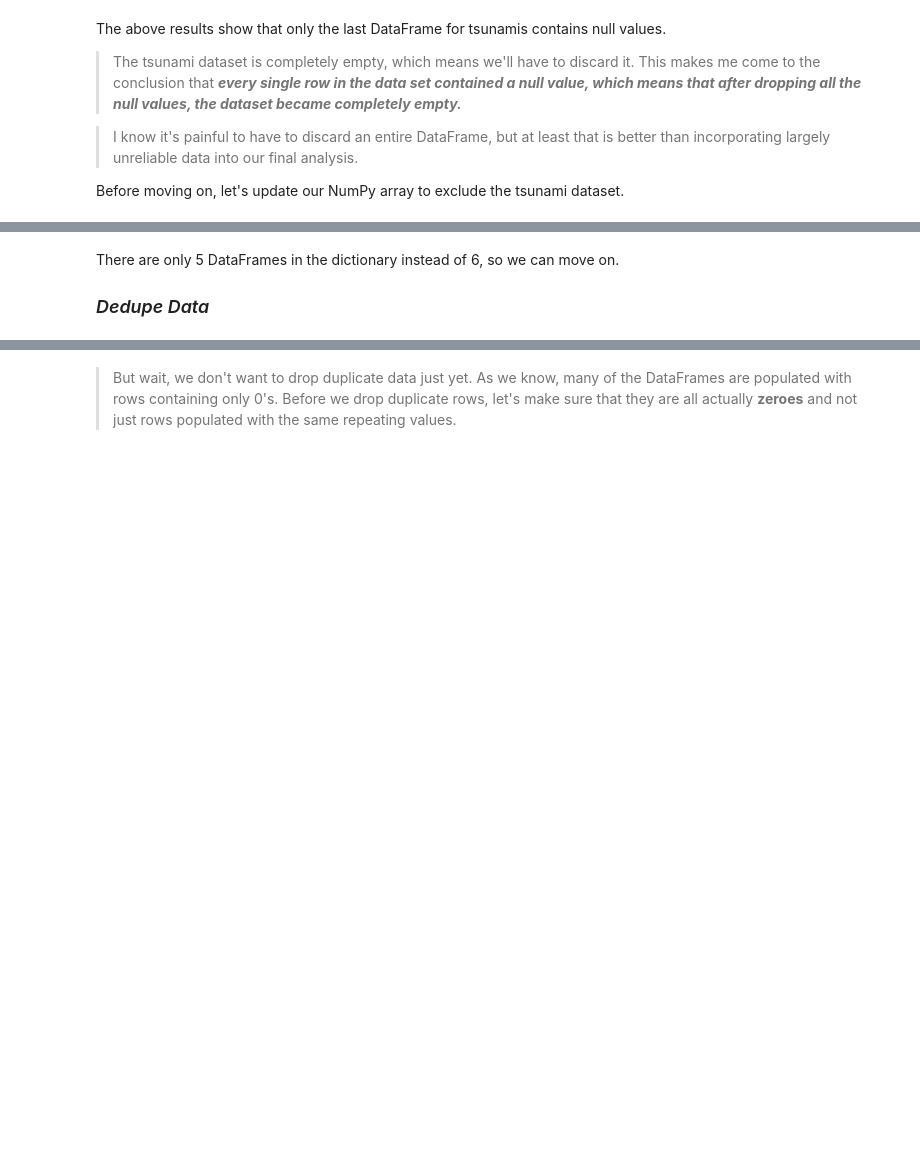
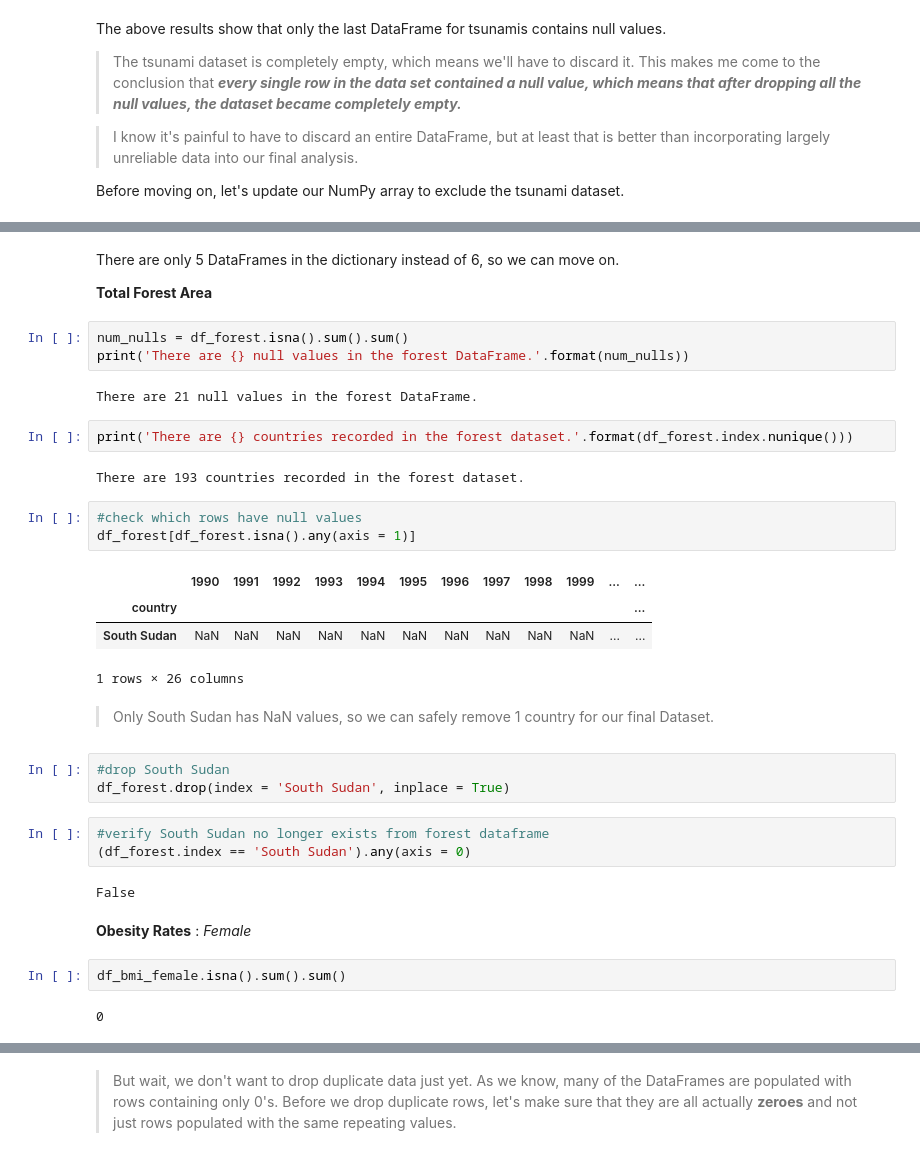
Before and after one commit to aeglon97/Investigate-A-Dataset, a Jupyter notebook: Investigate_a_Dataset.ipynb, the cells around one changed output, grey strips where cells are left out. Drawn from its saved outputs; the diff is of its cells as text; blank space fills up the shorter version.

Commit message:
completed data wrangling phase

```diff
--- a/Investigate_a_Dataset.ipynb
+++ b/Investigate_a_Dataset.ipynb
@@ -185,4 +189,37 @@ len(dict_dfs)
 # %% [markdown]
 There are only 5 DataFrames in the dictionary instead of 6, so we can move on.
 
-### *Dedupe Data*
+**Total Forest Area**
+# %%
+num_nulls = df_forest.isna().sum().sum()
+print('There are {} null values in the forest DataFrame.'.format(num_nulls))
+# %% [output]
+There are 21 null values in the forest DataFrame.
+# %%
+print('There are {} countries recorded in the forest dataset.'.format(df_forest.index.nunique()))
+# %% [output]
+There are 193 countries recorded in the forest dataset.
+# %%
+#check which rows have null values
+df_forest[df_forest.isna().any(axis = 1)]
+# %% [output]
+|  | 1990 | 1991 | 1992 | 1993 | 1994 | 1995 | 1996 | 1997 | 1998 | 1999 | ... | ... |
+| country |  |  |  |  |  |  |  |  |  |  |  | ... |
+| South Sudan | NaN | NaN | NaN | NaN | NaN | NaN | NaN | NaN | NaN | NaN | ... | ... |
+1 rows × 26 columns
+# %% [markdown]
+> Only South Sudan has NaN values, so we can safely remove 1 country for our final Dataset.
+# %%
+#drop South Sudan
+df_forest.drop(index = 'South Sudan', inplace = True)
+# %%
+#verify South Sudan no longer exists from forest dataframe
+(df_forest.index == 'South Sudan').any(axis = 0)
+# %% [output]
+False
+# %% [markdown]
+**Obesity Rates** : *Female*
+# %%
+df_bmi_female.isna().sum().sum()
+# %% [output]
+0
```
Also changed, not shown: parts of 58 cells of this notebook, 1 other file.
